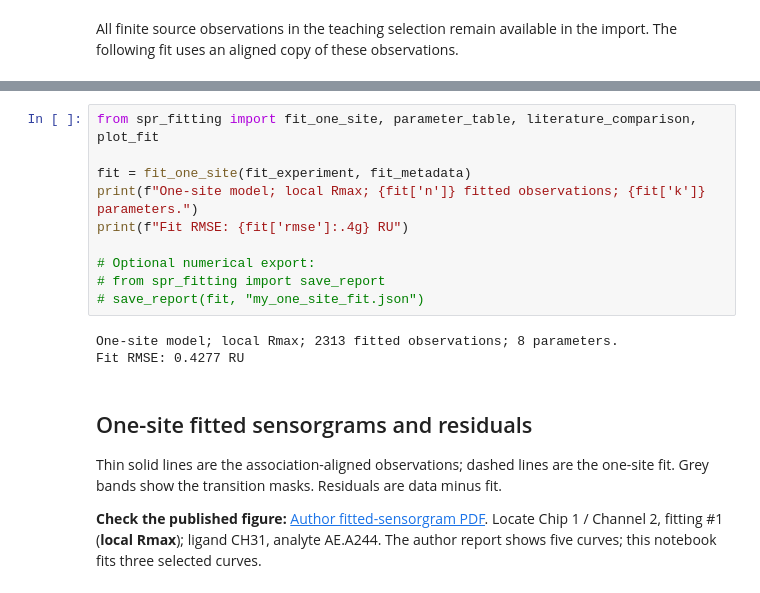
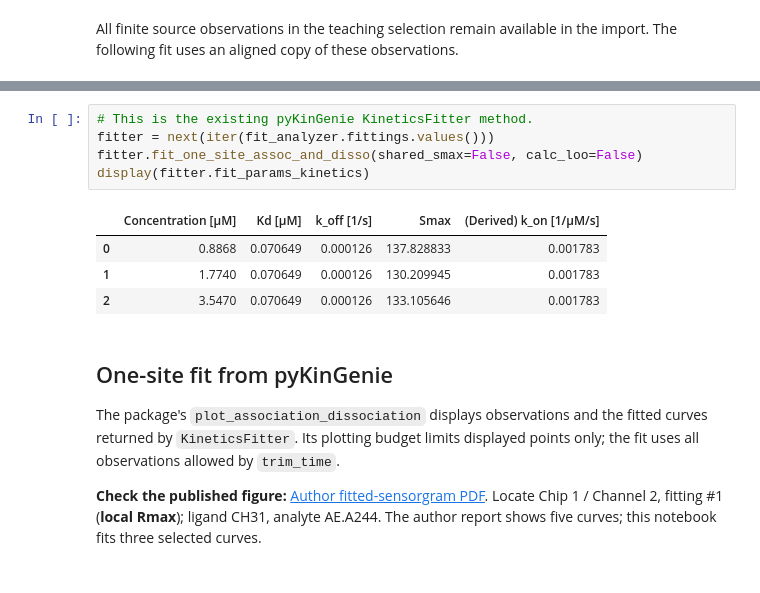
Before and after one commit to osvalB/pykingenie, a Jupyter notebook: notebooks/14_biacore_cycle_sample_import.ipynb, the cells around one changed output, grey strips where cells are left out. Saved outputs shown, nothing was run; the diff lists cells and outputs as text.

```diff
--- a/notebooks/14_biacore_cycle_sample_import.ipynb
+++ b/notebooks/14_biacore_cycle_sample_import.ipynb
@@ -269,21 +257,19 @@ display(pd.DataFrame({
 # %%
-from spr_fitting import fit_one_site, parameter_table, literature_comparison, plot_fit
-
-fit = fit_one_site(fit_experiment, fit_metadata)
-print(f"One-site model; local Rmax; {fit['n']} fitted observations; {fit['k']} parameters.")
-print(f"Fit RMSE: {fit['rmse']:.4g} RU")
-
-# Optional numerical export:
-# from spr_fitting import save_report
-# save_report(fit, "my_one_site_fit.json")
+# This is the existing pyKinGenie KineticsFitter method.
+fitter = next(iter(fit_analyzer.fittings.values()))
+fitter.fit_one_site_assoc_and_disso(shared_smax=False, calc_loo=False)
+display(fitter.fit_params_kinetics)
 # %% [output]
-One-site model; local Rmax; 2313 fitted observations; 8 parameters.
-Fit RMSE: 0.4277 RU
+|  | Concentration [µM] | Kd [µM] | k_off [1/s] | Smax | (Derived) k_on [1/µM/s] |
+| 0 | 0.8868 | 0.070649 | 0.000126 | 137.828833 | 0.001783 |
+| 1 | 1.7740 | 0.070649 | 0.000126 | 130.209945 | 0.001783 |
+| 2 | 3.5470 | 0.070649 | 0.000126 | 133.105646 | 0.001783 |
 # %% [markdown]
-## One-site fitted sensorgrams and residuals
+## One-site fit from pyKinGenie
 
-Thin solid lines are the association-aligned observations; dashed lines are the
-one-site fit. Grey bands show the transition masks. Residuals are data minus fit.
+The package's `plot_association_dissociation` displays observations and the
+fitted curves returned by `KineticsFitter`. Its plotting budget limits displayed
+points only; the fit uses all observations allowed by `trim_time`.
 
 **Check the published figure:** [Author fitted-sensorgram PDF](https://github.com/DukeCHSI/TitrationAnalysis/blob/cb8112503658d24c4c6576503243fa506bf99e27/Example%20Files%20-%20T200/Titration%20Analysis_T200_Sensorgram_Example.pdf).
 Locate Chip 1 / Channel 2, fitting #1 (**local Rmax**); ligand CH31, analyte AE.A244. The author report shows five curves; this notebook fits three selected curves.
```
Also changed, not shown: parts of 9 cells of this notebook, 12 other files.
